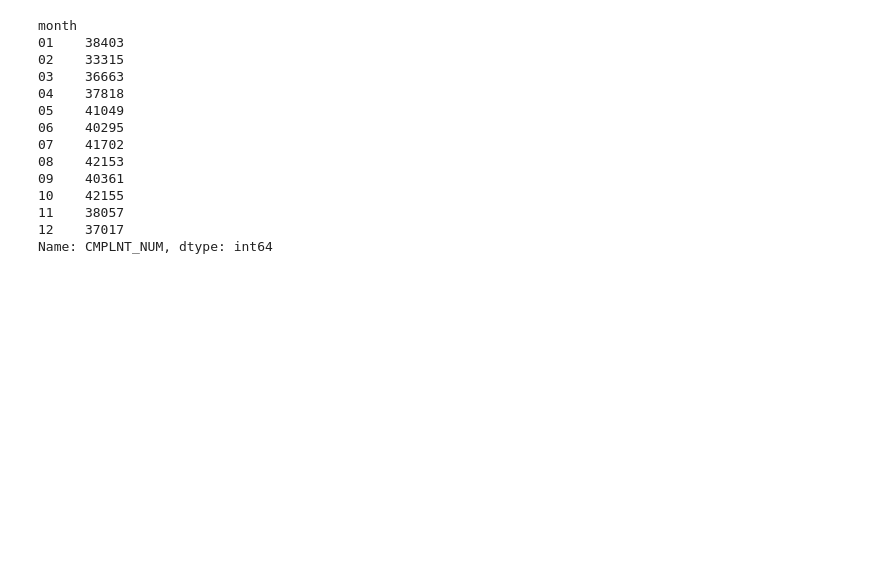
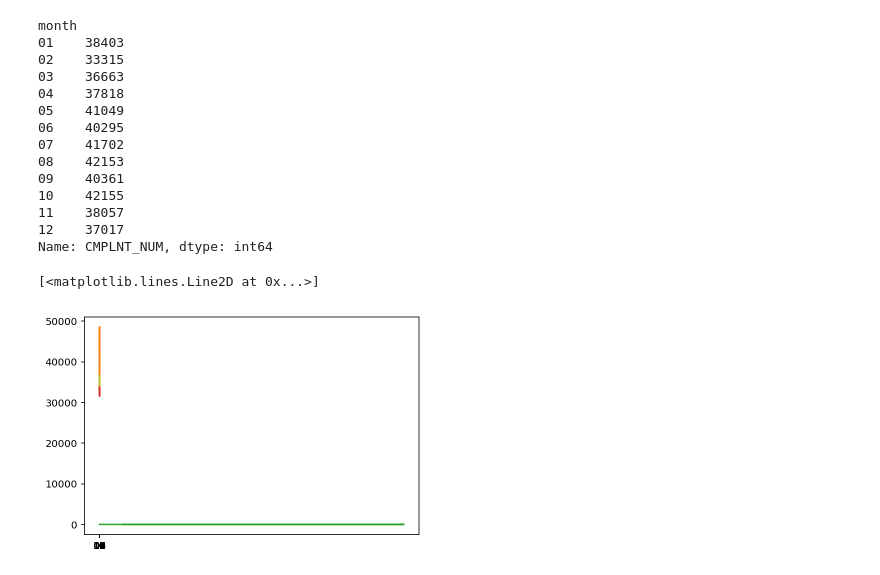
Before and after one commit to cho244/PoliceReports, a Jupyter notebook: HistoricalNY.ipynb, the cells around one changed output. Saved outputs shown, nothing was run; the diff lists cells and outputs as text; code cells hidden in the pictures; blank space fills up the shorter version.

```diff
--- a/HistoricalNY.ipynb
+++ b/HistoricalNY.ipynb
@@ -279,3 +258,34 @@ month
 11    38057
 12    37017
 Name: CMPLNT_NUM, dtype: int64
+# %%
+cr18 = df_18.groupby('month').count().iloc[:,0]
+cr17 = df_17.groupby('month').count().iloc[:,0]
+cr16 = df_16.groupby('month').count().iloc[:,0]
+cr15 = df_15.groupby('month').count().iloc[:,0]
+cr14 = df_14.groupby('month').count().iloc[:,0]
+cr13 = df_13.groupby('month').count().iloc[:,0]
+cr12 = df_12.groupby('month').count().iloc[:,0]
+cr11 = df_11.groupby('month').count().iloc[:,0]
+cr10 = df_10.groupby('month').count().iloc[:,0]
+cr09 = df_09.groupby('month').count().iloc[:,0]
+cr08 = df_08.groupby('month').count().iloc[:,0]
+cr07 = df_07.groupby('month').count().iloc[:,0]
+# %%
+import matplotlib.pyplot as plt
+plt.plot(cr18.index,cr18)
+plt.plot(cr17.index,cr17)
+plt.plot(cr16.index,cr16)
+plt.plot(cr15.index,cr15)
+plt.plot(cr14.index,cr14)
+plt.plot(cr13.index,cr13)
+plt.plot(cr12.index,cr12)
+plt.plot(cr11.index,cr11)
+plt.plot(cr10.index,cr10)
+plt.plot(cr09.index,cr09)
+plt.plot(cr08.index,cr08)
+plt.plot(cr07.index,cr07)
+plt.plot(cr06.index,cr06)
+# %% [output]
+[<matplotlib.lines.Line2D at 0x...>]
+[figure, added]
```
Also changed, not shown: parts of 12 cells of this notebook, 1 other file.
